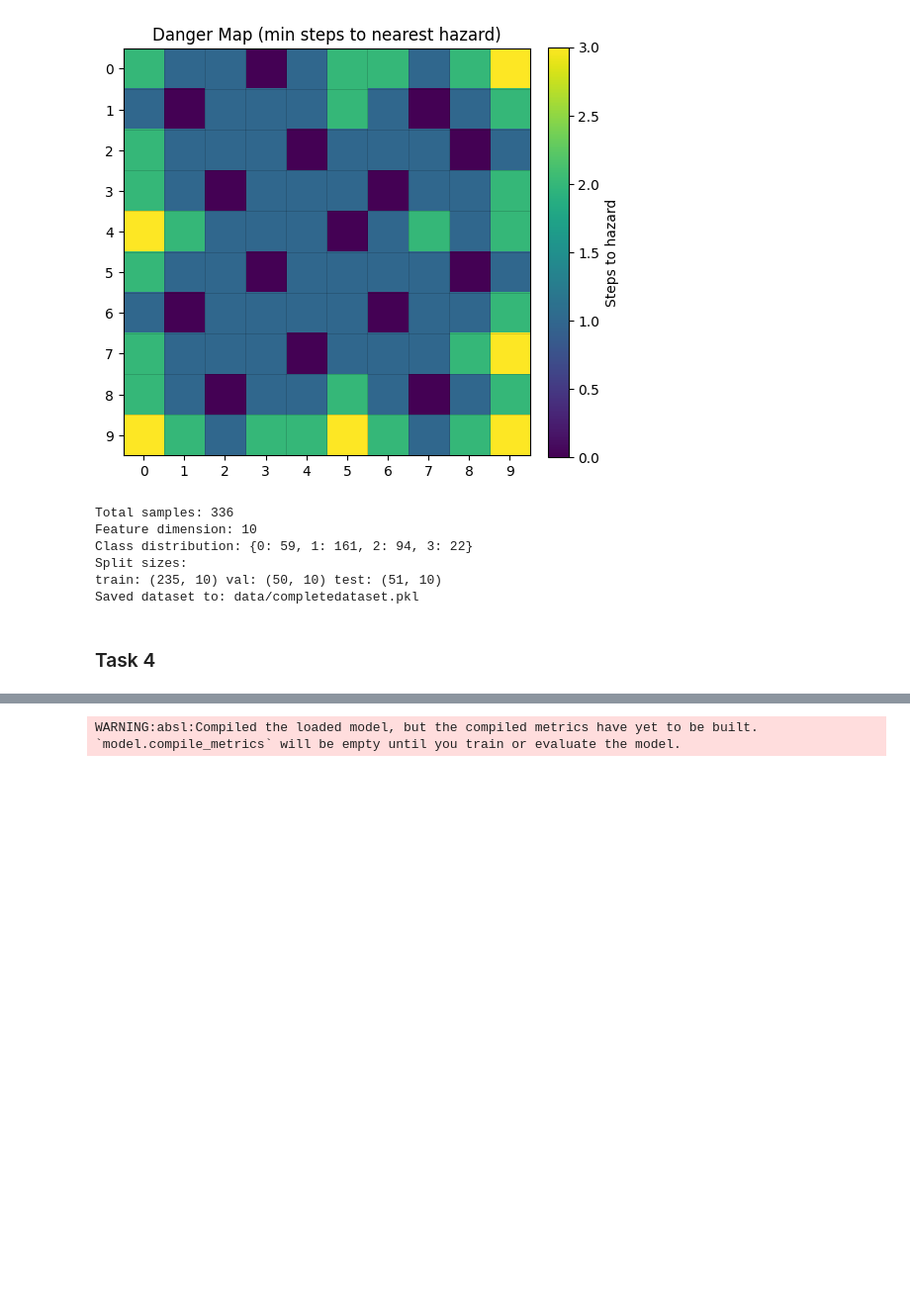
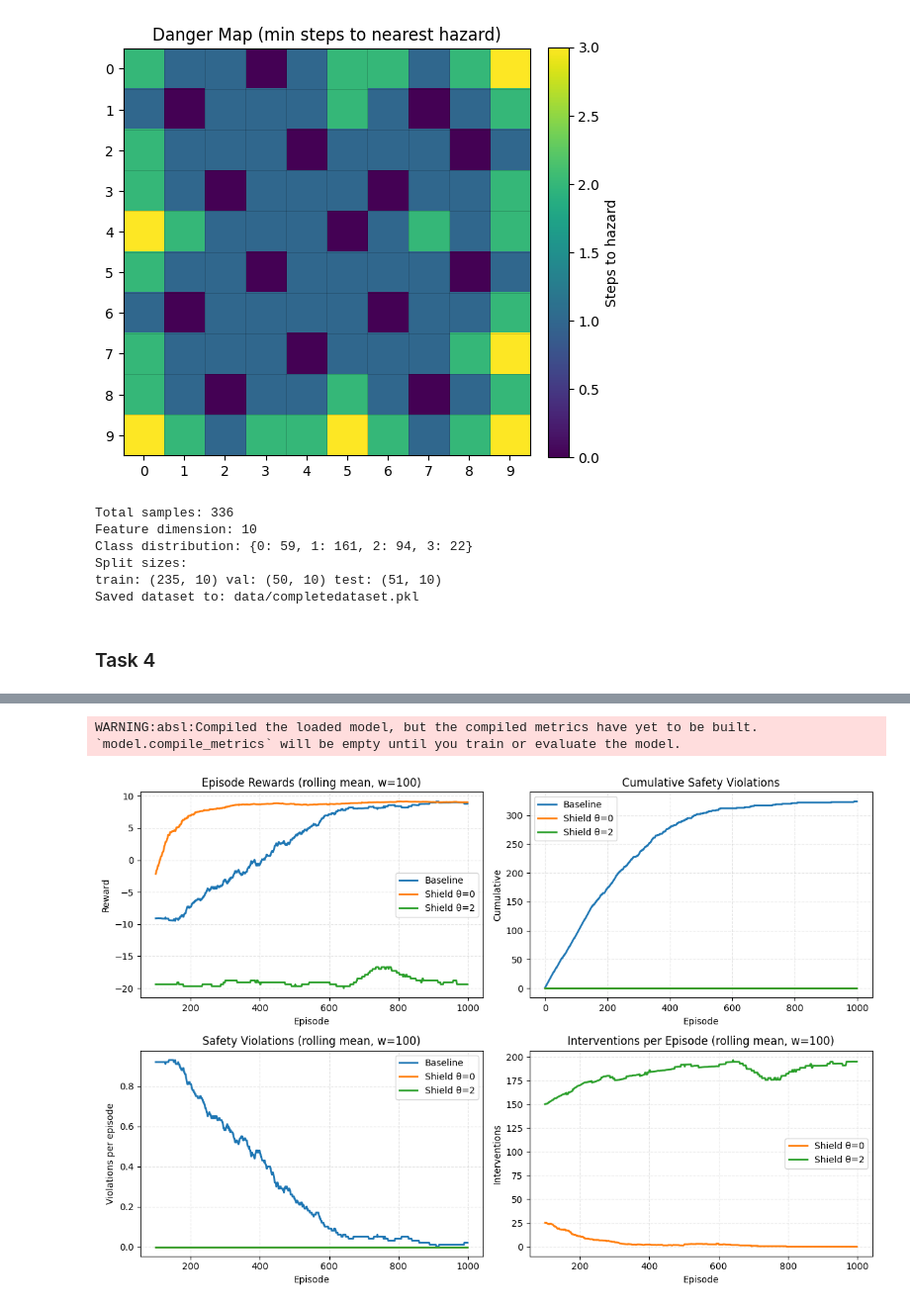
Before and after one commit to RomanticD/SafeRL-Shield, a Jupyter notebook: sample.ipynb, the cells around one changed output, grey strips where cells are left out. Shown at 99% size. Saved outputs shown, nothing was run; the diff lists cells and outputs as text; code cells hidden in the pictures; blank space fills up the shorter version.

```diff
--- a/sample.ipynb
+++ b/sample.ipynb
@@ -817,9 +819,9 @@ def train_safe_with_shield(theta: int, step_penalty=-0.1):
                     q_vals = Q[si, acceptable]
                     a_exec = acceptable[int(np.argmax(q_vals))]
                 else:
-                    # choose least risky, break ties by Q
-                    min_risk = np.min(risk_classes)
-                    candidates = [a for a in range(4) if risk_classes[a] == min_risk]
+                    # choose safest class available, break ties by Q
+                    max_risk = np.max(risk_classes)
+                    candidates = [a for a in range(4) if risk_classes[a] == max_risk]
                     q_vals = Q[si, candidates]
                     a_exec = candidates[int(np.argmax(q_vals))]
                 if a_exec != a_prop:
@@ -854,36 +856,73 @@ for theta in [0, 2]:
         'interventions': inter_s,
     }
 
-# Plots
+# Plots (clearer): rolling means and cumulative curves
 xs = np.arange(episodes)
 
-fig, axes = plt.subplots(1, 3, figsize=(14, 4))
+# Helpers
+def rolling_mean_right(x, w=100):
+    x = np.asarray(x, float)
+    w = max(1, min(w, x.size))
+    c = np.cumsum(np.insert(x, 0, 0.0))
+    vals = (c[w:] - c[:-w]) / w
+    return np.concatenate([np.full(w - 1, np.nan), vals])
 
-# Rewards
-axes[0].plot(xs, rew_base, label='Baseline')
-axes[0].plot(xs, results['shield_theta_0']['rewards'], label='Shield θ=0')
-axes[0].plot(xs, results['shield_theta_2']['rewards'], label='Shield θ=2')
-axes[0].set_title('Episode Rewards')
-axes[0].set_xlabel('Episode')
-axes[0].set_ylabel('Reward')
-axes[0].legend()
+rewards = {
+    'baseline': rew_base,
+    'shield_theta_0': results['shield_theta_0']['rewards'],
+    'shield_theta_2': results['shield_theta_2']['rewards'],
+}
+viol = {
+    'baseline': viol_base,
+    'shield_theta_0': results['shield_theta_0']['violations'],
+    'shield_theta_2': results['shield_theta_2']['violations'],
+}
+interv = {
+    'shield_theta_0': results['shield_theta_0']['interventions'],
+    'shield_theta_2': results['shield_theta_2']['interventions'],
+}
 
-# Safety violations per episode
-axes[1].plot(xs, viol_base, label='Baseline')
-axes[1].plot(xs, results['shield_theta_0']['violations'], label='Shield θ=0')
-axes[1].plot(xs, results['shield_theta_2']['violations'], label='Shield θ=2')
-axes[1].set_title('Safety Violations per Episode')
-axes[1].set_xlabel('Episode')
-axes[1].set_ylabel('Violations')
-axes[1].legend()
+names = ['baseline', 'shield_theta_0', 'shield_theta_2']
+colors = {'baseline': '#1f77b4', 'shield_theta_0': '#ff7f0e', 'shield_theta_2': '#2ca02c'}
+labels = {'baseline': 'Baseline', 'shield_theta_0': 'Shield θ=0', 'shield_theta_2': 'Shield θ=2'}
 
-# Interventions
-axes[2].plot(xs, results['shield_theta_0']['interventions'], label='θ=0')
-axes[2].plot(xs, results['shield_theta_2']['interventions'], label='θ=2')
-axes[2].set_title('Interventions per Episode')
-axes[2].set_xlabel('Episode')
-axes[2].set_ylabel('Interventions')
-axes[2].legend()
+fig, axes = plt.subplots(2, 2, figsize=(12, 8))
+
+# Rewards (rolling)
+for k in names:
+    axes[0, 0].plot(xs, rolling_mean_right(rewards[k], 100), label=labels[k], color=colors[k], linewidth=2)
+axes[0, 0].set_title('Episode Rewards (rolling mean, w=100)')
+axes[0, 0].set_xlabel('Episode')
+axes[0, 0].set_ylabel('Reward')
+axes[0, 0].grid(alpha=0.3, linestyle='--')
+axes[0, 0].legend()
+
+# Cumulative violations
+for k in names:
+    axes[0, 1].plot(xs, np.cumsum(viol[k]), label=labels[k], color=colors[k], linewidth=2)
+axes[0, 1].set_title('Cumulative Safety Violations')
+axes[0, 1].set_xlabel('Episode')
+axes[0, 1].set_ylabel('Cumulative')
+axes[0, 1].grid(alpha=0.3, linestyle='--')
+axes[0, 1].legend()
+
+# Violations per episode (rolling)
+for k in names:
+    axes[1, 0].plot(xs, rolling_mean_right(viol[k], 100), label=labels[k], color=colors[k], linewidth=2)
+axes[1, 0].set_title('Safety Violations (rolling mean, w=100)')
+axes[1, 0].set_xlabel('Episode')
+axes[1, 0].set_ylabel('Violations per episode')
+axes[1, 0].grid(alpha=0.3, linestyle='--')
+axes[1, 0].legend()
+
+# Interventions per episode (rolling)
+for k in ['shield_theta_0', 'shield_theta_2']:
+    axes[1, 1].plot(xs, rolling_mean_right(interv[k], 100), label=labels[k], color=colors[k], linewidth=2)
+axes[1, 1].set_title('Interventions per Episode (rolling mean, w=100)')
+axes[1, 1].set_xlabel('Episode')
+axes[1, 1].set_ylabel('Interventions')
+axes[1, 1].grid(alpha=0.3, linestyle='--')
+axes[1, 1].legend()
 
 plt.tight_layout()
 plt.show()
@@ -894,30 +933,31 @@ def summarize(arr):
     return float(np.mean(last))
 
 summary = {
     'baseline': {
         'avg_reward_last100': summarize(rew_base),
         'violations_last100': int(np.sum(viol_base[-100:])),
     },
     'shield_theta_0': {
         'avg_reward_last100': summarize(results['shield_theta_0']['rewards']),
         'violations_last100': int(np.sum(results['shield_theta_0']['violations'][-100:])),
         'interventions_last100': int(np.sum(results['shield_theta_0']['interventions'][-100:])),
     },
     'shield_theta_2': {
         'avg_reward_last100': summarize(results['shield_theta_2']['rewards']),
         'violations_last100': int(np.sum(results['shield_theta_2']['violations'][-100:])),
         'interventions_last100': int(np.sum(results['shield_theta_2']['interventions'][-100:])),
     },
 }
 
 print('SUMMARY (last 100 episodes):')
 for k, v in summary.items():
     print(k, v)
 
 # Save logs
 os.makedirs('data', exist_ok=True)
 with open('data/task5_results.pkl', 'wb') as f:
     pickle.dump({'results': results, 'summary': summary}, f)
 print('Saved -> data/task5_results.pkl')
 # %% [output]
 WARNING:absl:Compiled the loaded model, but the compiled metrics have yet to be built. `model.compile_metrics` will be empty until you train or evaluate the model.
+[figure, new version]
```
Also changed, not shown: parts of 5 cells of this notebook, 4 other files.
